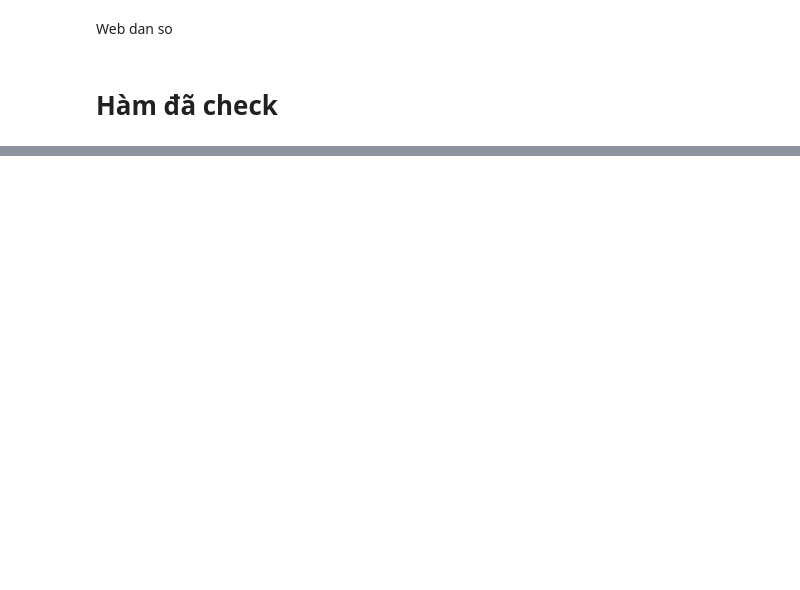
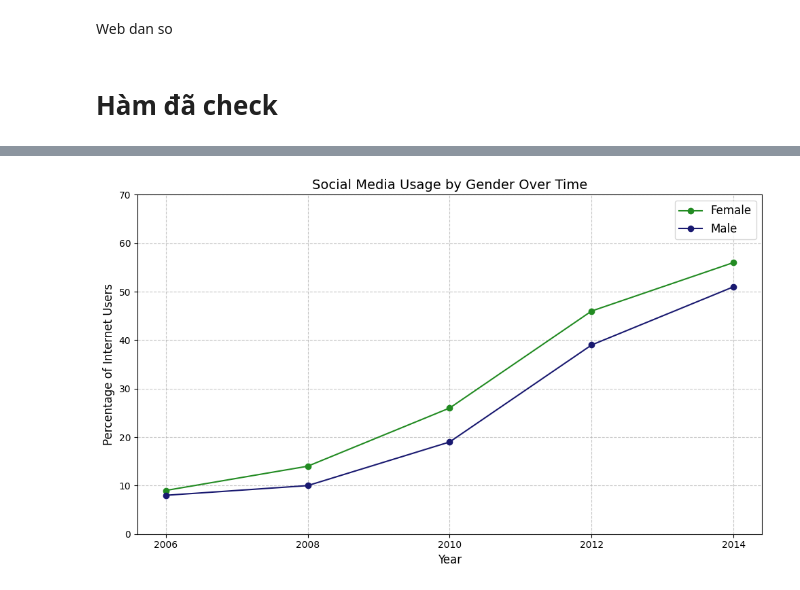
Before and after one commit to trucquynhne10/crawl, a Jupyter notebook: TongCucThongKe/crawl basic.ipynb, the cells around one changed output, grey strips where cells are left out. Saved outputs shown, nothing was run; the diff lists cells and outputs as text; code cells hidden in the pictures; blank space fills up the shorter version.

```diff
--- a/TongCucThongKe/crawl basic.ipynb
+++ b/TongCucThongKe/crawl basic.ipynb
@@ -514,0 +545,31 @@ Dân số tổng số trung bình của Bắc Ninh qua các năm
+# %%
+import matplotlib.pyplot as plt
+
+# Data
+years = [2006, 2008, 2010, 2012, 2014]
+female_usage = [9, 14, 26, 46, 56]
+male_usage = [8, 10, 19, 39, 51]
+
+# Plotting
+plt.figure(figsize=(10, 6))  # Adjust figure size for better visualization
+plt.plot(years, female_usage, marker='o', linestyle='-', color='forestgreen', label='Female')
+plt.plot(years, male_usage, marker='o', linestyle='-', color='midnightblue', label='Male')
+
+# Customize the plot
+plt.xlabel('Year', fontsize=12)
+plt.ylabel('Percentage of Internet Users', fontsize=12)
+plt.title('Social Media Usage by Gender Over Time', fontsize=14)
+plt.xticks(years)  # Set x-axis ticks to match the years
+plt.yticks(range(0, 80, 10))  # Set y-axis ticks for better readability
+plt.grid(True, linestyle='--', alpha=0.7)  # Add a subtle grid
+plt.legend(fontsize=12)
+
+# Annotations (Optional: Add text annotations for specific data points)
+# plt.annotate('Significant Increase', xy=(2012, 46), xytext=(2011, 50),
+#              arrowprops=dict(facecolor='black', shrink=0.05))
+
+# Show the plot
+plt.tight_layout()  # Adjust layout to prevent labels from overlapping
+plt.show()
+# %% [output]
+[figure, added]
```
Also changed, not shown: parts of 25 cells of this notebook, 21 other files.
